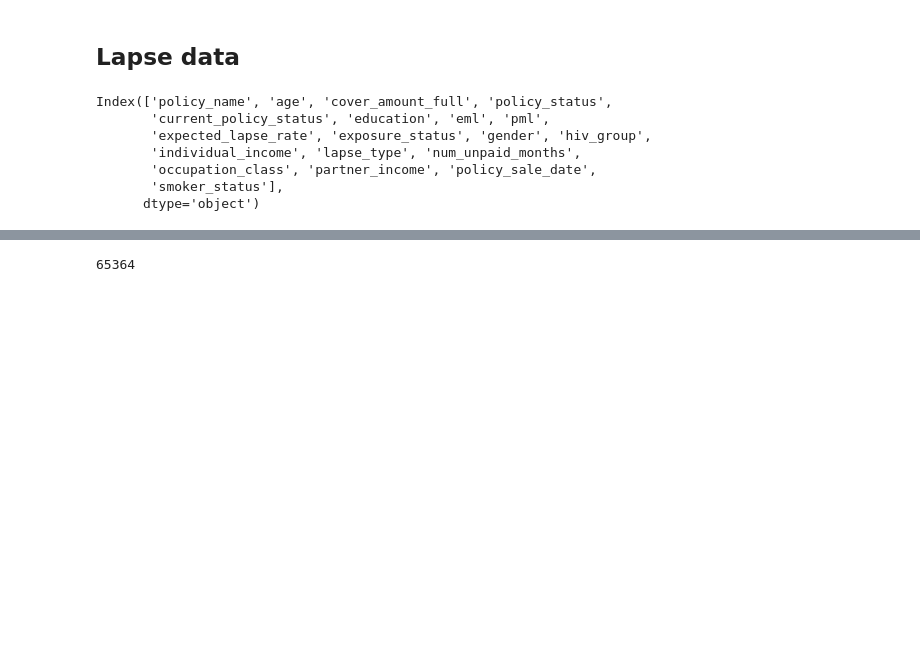
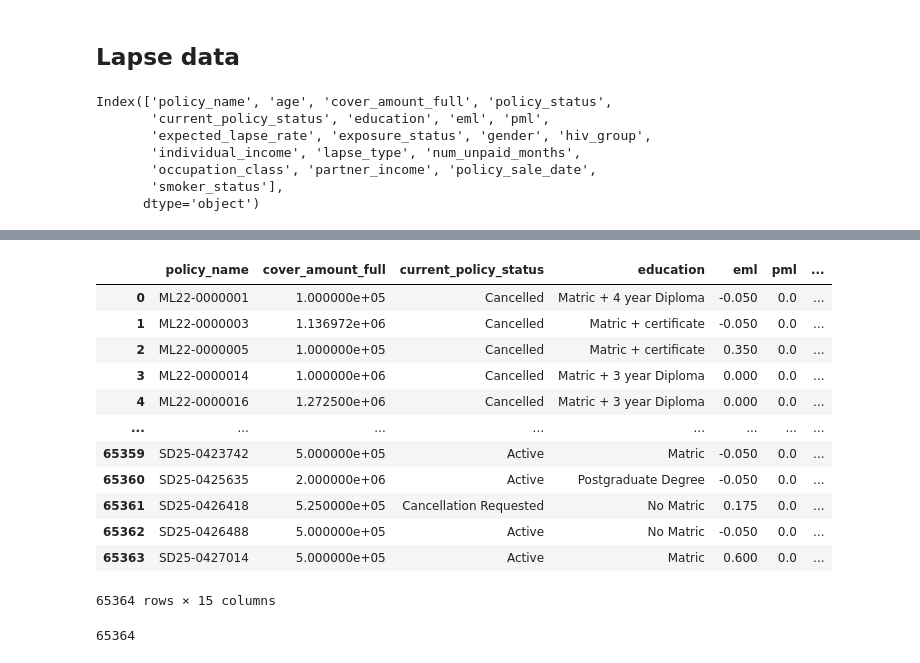
Before and after one commit to Christine-H-code/LapseRate_modeling, a Jupyter notebook: try.ipynb, the cells around one changed output, grey strips where cells are left out. Cells and saved outputs as stored; diff of their text form; code cells hidden in the pictures; blank space fills up the shorter version.

Commit message:
Fix lapse aggregation: "mode" aggregation replaced by lambda function

```diff
--- a/try.ipynb
+++ b/try.ipynb
@@ -486,3 +454,36 @@ lapse.agg_df
+# %%
+lapse = DataPreparation(df=lapse_data)
+agg_dict={'cover_amount_full': pd.NamedAgg(column='cover_amount_full', aggfunc='mean'),
+          'current_policy_status': pd.NamedAgg(column='current_policy_status', aggfunc='last'),
+          'education': pd.NamedAgg(column='education', aggfunc='last'),
+          'eml': pd.NamedAgg(column='eml', aggfunc='mean'),
+          'pml': pd.NamedAgg(column='pml', aggfunc='mean'),
+          'expected_lapse_rate': pd.NamedAgg(column='expected_lapse_rate', aggfunc='mean'),
+          'gender': pd.NamedAgg(column= 'gender', aggfunc='last'),
+          'hiv_group': pd.NamedAgg(column='hiv_group', aggfunc='last'),
+          'current individual_income': pd.NamedAgg(column='individual_income', aggfunc='last'),
+          'orginal individual_income': pd.NamedAgg(column='individual_income', aggfunc='first'),
+          'lapse_type': pd.NamedAgg(column='lapse_type', aggfunc=lambda x: x.mode().iloc[0] if not x.mode().empty else np.nan),
+          'occupation_class': pd.NamedAgg(column='occupation_class', aggfunc='last'),
+          'partner_income': pd.NamedAgg(column='partner_income', aggfunc='last'),
+          'smoker_status': pd.NamedAgg(column='smoker_status', aggfunc='last')
+          }
+lapse.aggregation(groupby_cols=['policy_name'],cat_cols=[],agg_dict_not_cat_cols=agg_dict)
+lapse.agg_df
+# %% [output]
+|  | policy_name | cover_amount_full | current_policy_status | education | eml | pml | ... |
+| 0 | ML22-0000001 | 1.000000e+05 | Cancelled | Matric + 4 year Diploma | -0.050 | 0.0 | ... |
+| 1 | ML22-0000003 | 1.136972e+06 | Cancelled | Matric + certificate | -0.050 | 0.0 | ... |
+| 2 | ML22-0000005 | 1.000000e+05 | Cancelled | Matric + certificate | 0.350 | 0.0 | ... |
+| 3 | ML22-0000014 | 1.000000e+06 | Cancelled | Matric + 3 year Diploma | 0.000 | 0.0 | ... |
+| 4 | ML22-0000016 | 1.272500e+06 | Cancelled | Matric + 3 year Diploma | 0.000 | 0.0 | ... |
+| ... | ... | ... | ... | ... | ... | ... | ... |
+| 65359 | SD25-0423742 | 5.000000e+05 | Active | Matric | -0.050 | 0.0 | ... |
+| 65360 | SD25-0425635 | 2.000000e+06 | Active | Postgraduate Degree | -0.050 | 0.0 | ... |
+| 65361 | SD25-0426418 | 5.250000e+05 | Cancellation Requested | No Matric | 0.175 | 0.0 | ... |
+| 65362 | SD25-0426488 | 5.000000e+05 | Active | No Matric | -0.050 | 0.0 | ... |
+| 65363 | SD25-0427014 | 5.000000e+05 | Active | Matric | 0.600 | 0.0 | ... |
+65364 rows × 15 columns
 # %%
 lapse.agg_df['policy_name'].nunique()
 # %% [output]
```
Also changed, not shown: parts of 2 cells of this notebook.
